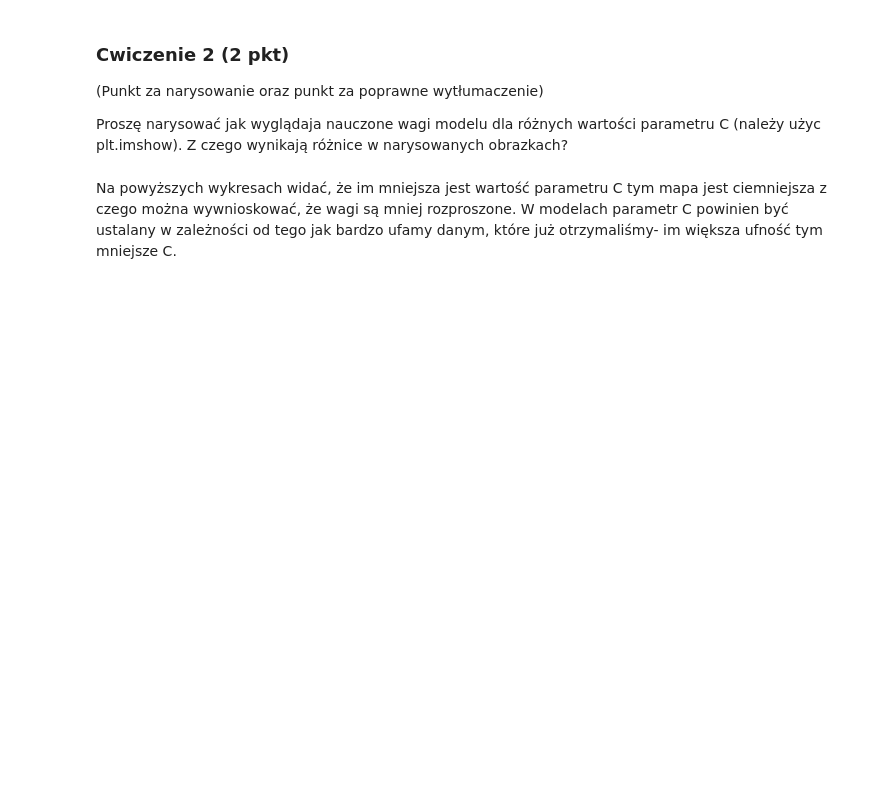
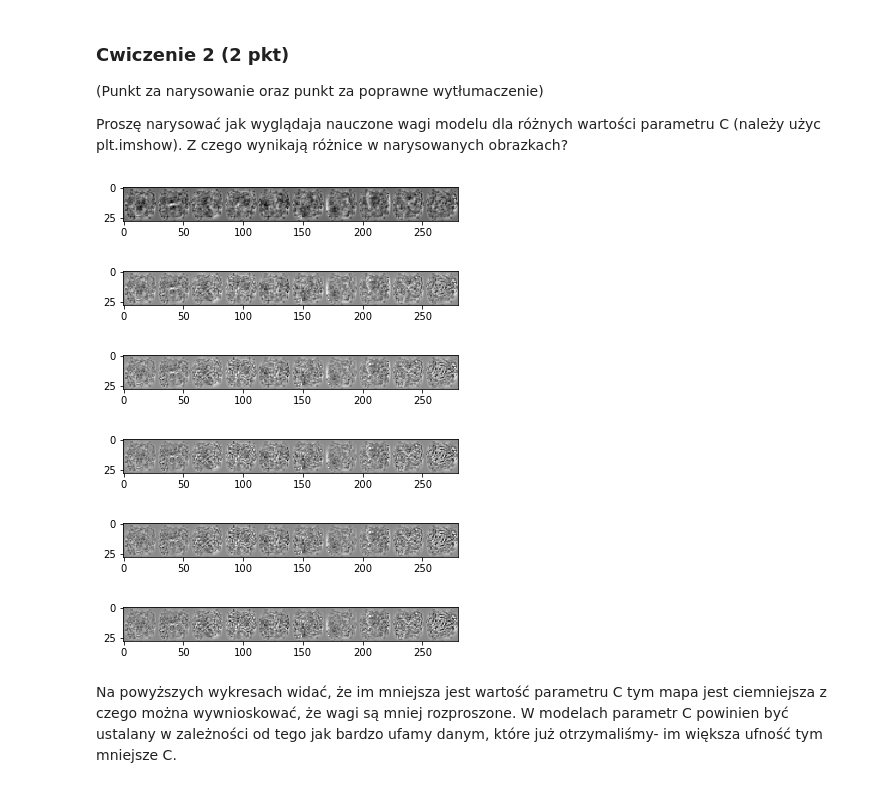
Before and after one commit to ociepkam/ml, a Jupyter notebook: L3b.ipynb, the cells around one changed output. Cells and saved outputs as stored; diff of their text form; code cells hidden in the pictures; blank space fills up the shorter version.

```diff
--- a/L3b.ipynb
+++ b/L3b.ipynb
@@ -98,10 +130,17 @@ Proszę narysować jak wyglądaja nauczone wagi modelu dla różnych wartości p
 # %%
 for c in [0.01, 0.1, 1, 10, 50, 100]:
     model = LogisticRegression(C=c)
     model.fit(X_train[0:N], Y_train[0:N])
     Y_test_predicted = model.predict(X_test)
-    plt.imshow(model.coef_)
+    plt.imshow(model.coef_.reshape(-1,28).T, cmap="gray")
     plt.show()
+# %% [output]
+[figure, added]
+[figure, added]
+[figure, added]
+[figure, added]
+[figure, added]
+[figure, added]
 # %% [markdown]
 Na powyższych wykresach widać, że im mniejsza jest wartość parametru C tym mapa jest ciemniejsza z czego można wywnioskować, że wagi są mniej rozproszone. W modelach parametr C powinien być ustalany w zależności od tego jak bardzo ufamy danym, które już otrzymaliśmy- im większa ufność tym mniejsze C.
 # %% [markdown]
```
Also changed, not shown: parts of 6 cells of this notebook.
